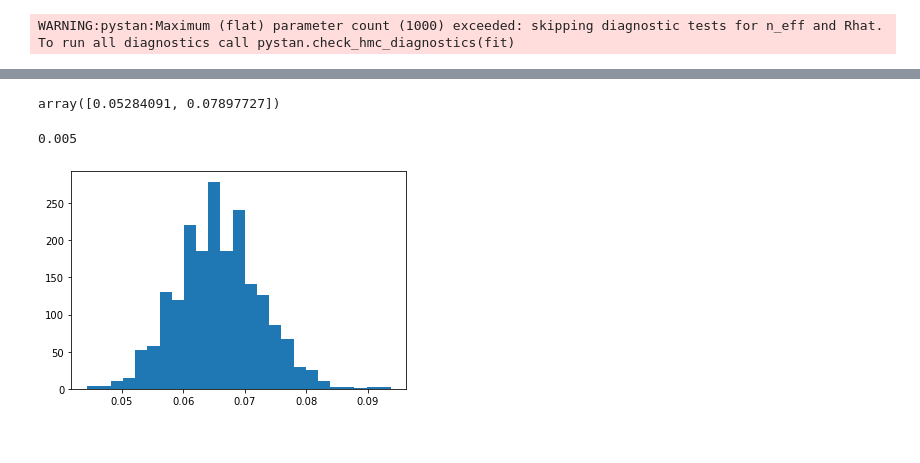
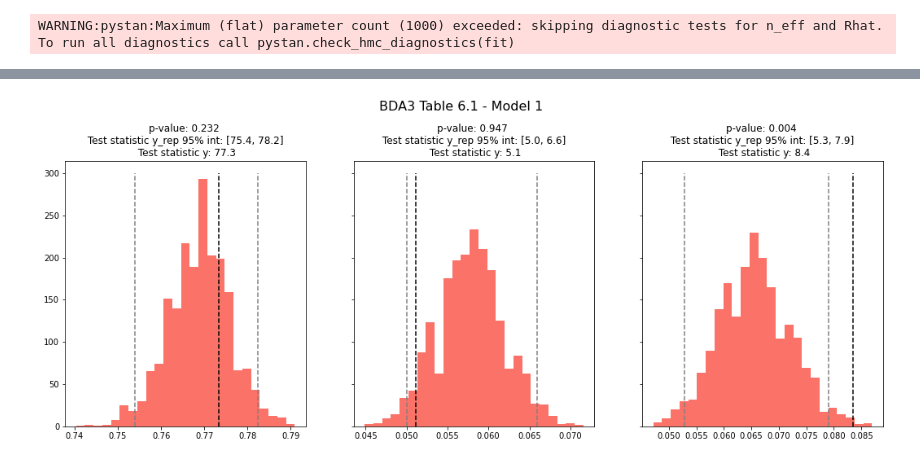
Before and after one commit to maw501/BDA3-python-demos, a Jupyter notebook: demos_ch6/smoking-example.ipynb, the cells around one changed output, grey strips where cells are left out. Saved outputs shown, nothing was run; the diff lists cells and outputs as text; code cells hidden in the pictures.

```diff
--- a/demos_ch6/smoking-example.ipynb
+++ b/demos_ch6/smoking-example.ipynb
@@ -85,3 +82,4 @@ arviz.plot_trace(fit, var_names=var_names);
 # %%
 df_y_rep = pd.DataFrame(params["y_pred"]).T
 df_y_rep["newid"] = smoking_data["newid"].values
+df_y_rep_mean_per_person = df_y_rep.groupby("newid").mean().values
@@ -129,12 +86,11 @@ for i in range(params["y_pred"].shape[0]):
-# %%
-np.quantile(ts, q=[0.025, 0.975])
-# %% [output]
-array([0.05284091, 0.07897727])
-# %%
-np.mean(np.array(ts) > incident_smokers_test_statistic_y)
-# %% [output]
-0.005
-# %%
-plt.hist(ts, bins=25);
-# %% [output]
-[figure, removed]
+# %%
+qs = [0.025, 0.975]
+
+never_smokers_test_statistic = (df_y_rep_mean_per_person == 0).mean(0)
+never_smokers_quantiles = np.quantile(never_smokers_test_statistic, q=qs)
+
+always_smokers_test_statistic = (df_y_rep_mean_per_person == 1).mean(0)
+always_smokers_quantiles = np.quantile(always_smokers_test_statistic, q=qs)
+
+incident_smokers_test_statistic = calculate_incident_smokers_test_statistic(params, df_y_rep, is_incident_smoker)
+incident_smokers_quantiles = np.quantile(incident_smokers_test_statistic, q=qs)
@@ -140,0 +101,27 @@ plt.hist(ts, bins=25);
+# %%
+bins = 25
+vline_height = 300
+
+fig, ax = plt.subplots(1, 3, figsize=(18, 6), sharey=True)
+
+ax[0].hist(never_smokers_test_statistic, bins=bins, color="#fa7268");
+ax[0].vlines(never_smokers_quantiles[0], 0, vline_height, linestyle="--", color="grey");
+ax[0].vlines(never_smokers_quantiles[1], 0, vline_height, linestyle="--", color="grey");
+ax[0].vlines(never_smokers_test_statistic_y, 0, vline_height, linestyle="--", label="$T(y)$");
+ax[0].set_title(f"p-value: {never_smokers_p_value:.3f} \n Test statistic y_rep 95% int: [{never_smokers_quantiles[0]*100:.1f}, {never_smokers_quantiles[1]*100:.1f}] \n Test statistic y: {never_smokers_test_statistic_y*100:.1f}");
+
+ax[1].hist(always_smokers_test_statistic, bins=bins, color="#fa7268");
+ax[1].vlines(always_smokers_quantiles[0], 0, vline_height, linestyle="--", color="grey");
+ax[1].vlines(always_smokers_quantiles[1], 0, vline_height, linestyle="--", color="grey");
+ax[1].vlines(always_smokers_test_statistic_y, 0, vline_height, linestyle="--", label="$T(y)$");
+ax[1].set_title(f"p-value: {always_smokers_p_value:.3f} \n Test statistic y_rep 95% int: [{always_smokers_quantiles[0]*100:.1f}, {always_smokers_quantiles[1]*100:.1f}] \n Test statistic y: {always_smokers_test_statistic_y*100:.1f}");
+
+ax[2].hist(incident_smokers_test_statistic, bins=bins, color="#fa7268");
+ax[2].vlines(incident_smokers_quantiles[0], 0, vline_height, linestyle="--", color="grey");
+ax[2].vlines(incident_smokers_quantiles[1], 0, vline_height, linestyle="--", color="grey");
+ax[2].vlines(incident_smokers_test_statistic_y, 0, vline_height, linestyle="--", label="$T(y)$");
+ax[2].set_title(f"p-value: {incident_smokers_p_value:.3f} \n Test statistic y_rep 95% int: [{incident_smokers_quantiles[0]*100:.1f}, {incident_smokers_quantiles[1]*100:.1f}] \n Test statistic y: {incident_smokers_test_statistic_y*100:.1f}");
+
+plt.suptitle("BDA3 Table 6.1 - Model 1", y=1.05, fontsize=16);
+# %% [output]
+[figure, added]
```
Also changed, not shown: parts of 20 cells of this notebook, 1 other file.
